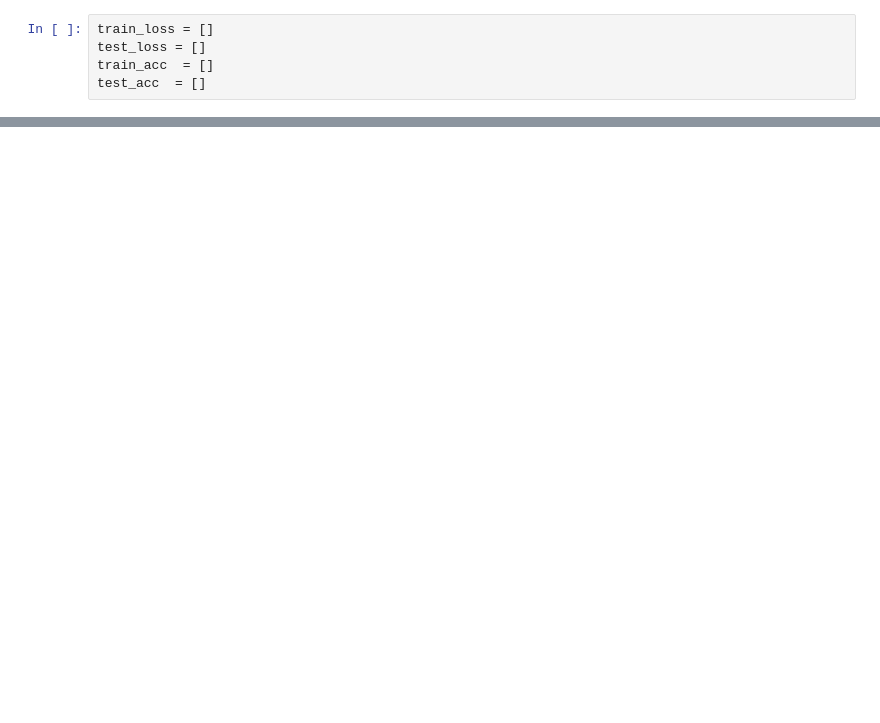
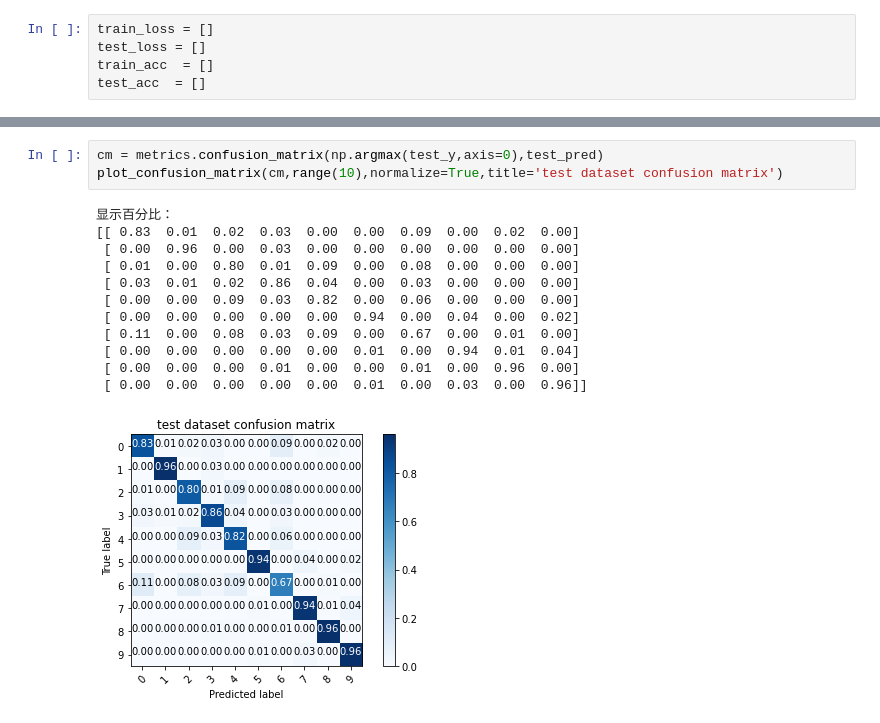
Before and after one commit to AkiiLucky/AI-homework, a Jupyter notebook: CNN/CNN.ipynb, the cells around one changed output, grey strips where cells are left out. Drawn from its saved outputs; the diff is of its cells as text; blank space fills up the shorter version.

```diff
--- a/CNN/CNN.ipynb
+++ b/CNN/CNN.ipynb
@@ -233,0 +365,16 @@ print('测试集最高准确率: ', max(test_acc), '\t索引:',test_acc.index(ma
+# %%
+cm = metrics.confusion_matrix(np.argmax(test_y,axis=0),test_pred)
+plot_confusion_matrix(cm,range(10),normalize=True,title='test dataset confusion matrix')
+# %% [output]
+显示百分比：
+[[ 0.83  0.01  0.02  0.03  0.00  0.00  0.09  0.00  0.02  0.00]
+ [ 0.00  0.96  0.00  0.03  0.00  0.00  0.00  0.00  0.00  0.00]
+ [ 0.01  0.00  0.80  0.01  0.09  0.00  0.08  0.00  0.00  0.00]
+ [ 0.03  0.01  0.02  0.86  0.04  0.00  0.03  0.00  0.00  0.00]
+ [ 0.00  0.00  0.09  0.03  0.82  0.00  0.06  0.00  0.00  0.00]
+ [ 0.00  0.00  0.00  0.00  0.00  0.94  0.00  0.04  0.00  0.02]
+ [ 0.11  0.00  0.08  0.03  0.09  0.00  0.67  0.00  0.01  0.00]
+ [ 0.00  0.00  0.00  0.00  0.00  0.01  0.00  0.94  0.01  0.04]
+ [ 0.00  0.00  0.00  0.01  0.00  0.00  0.01  0.00  0.96  0.00]
+ [ 0.00  0.00  0.00  0.00  0.00  0.01  0.00  0.03  0.00  0.96]]
+[figure, added]
```
Also changed, not shown: parts of 17 cells of this notebook.
